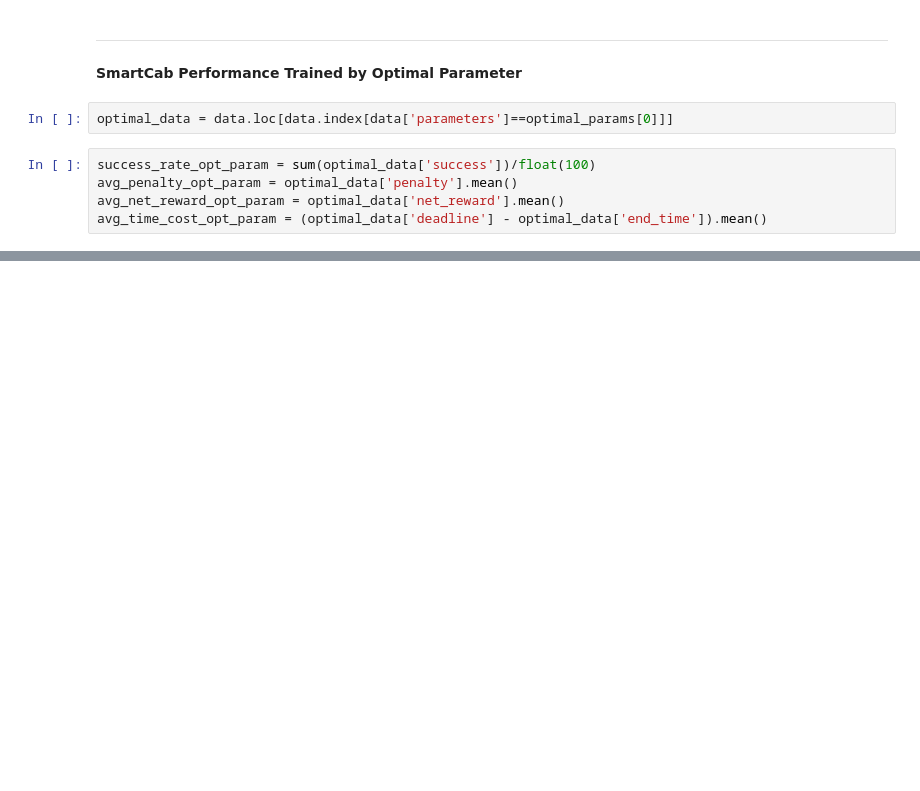
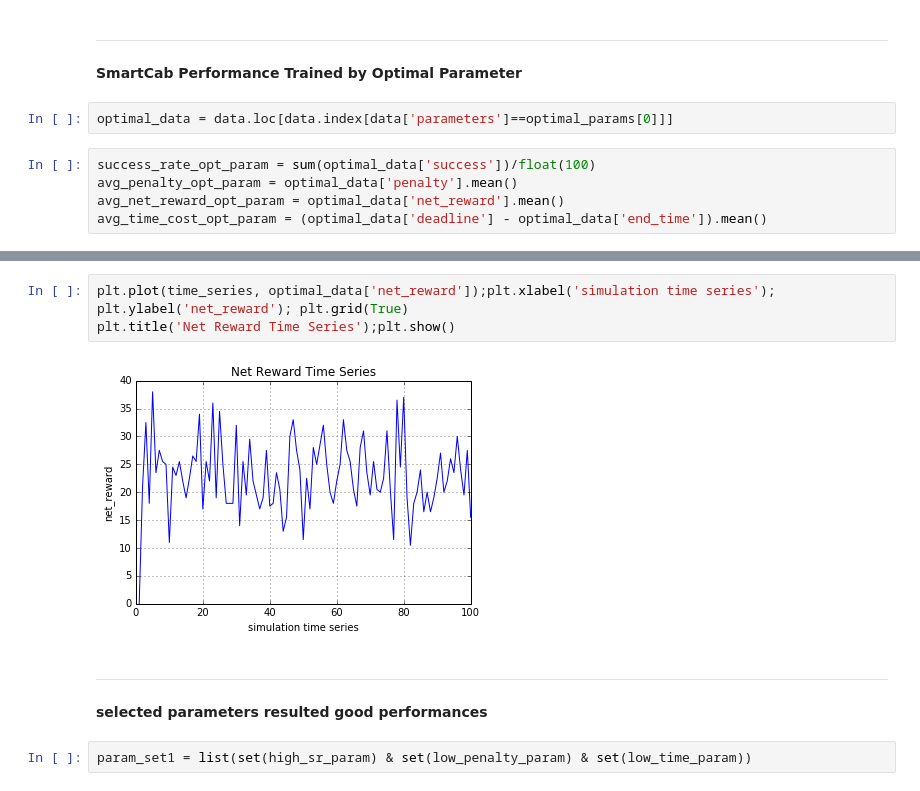
Before and after one commit to zhongyuk/machine-learning, a Jupyter notebook: projects/smartcab/Report.ipynb, the cells around one changed output, grey strips where cells are left out. Saved outputs shown, nothing was run; the diff lists cells and outputs as text; blank space fills up the shorter version.

```diff
--- a/projects/smartcab/Report.ipynb
+++ b/projects/smartcab/Report.ipynb
@@ -314,0 +335,11 @@ Average Time Cost for SmartCab trained by optimal parameter setting:  13.46
+# %%
+plt.plot(time_series, optimal_data['net_reward']);plt.xlabel('simulation time series');
+plt.ylabel('net_reward'); plt.grid(True)
+plt.title('Net Reward Time Series');plt.show()
+# %% [output]
+[figure, added]
+# %% [markdown]
+***
+**selected parameters resulted good performances**
+# %%
+param_set1 = list(set(high_sr_param) & set(low_penalty_param) & set(low_time_param))
```
Also changed, not shown: parts of 32 cells of this notebook, 4 other files.
